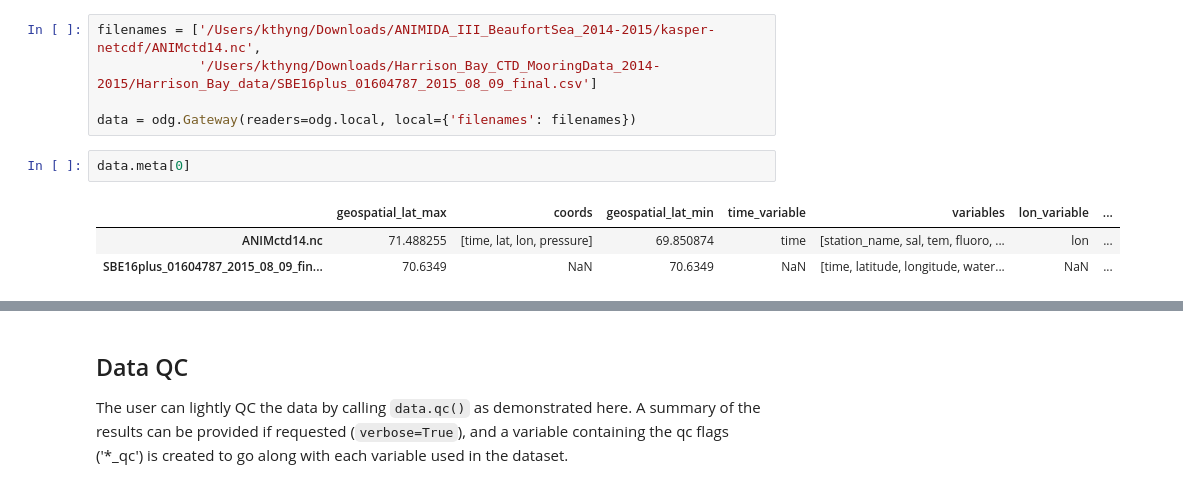
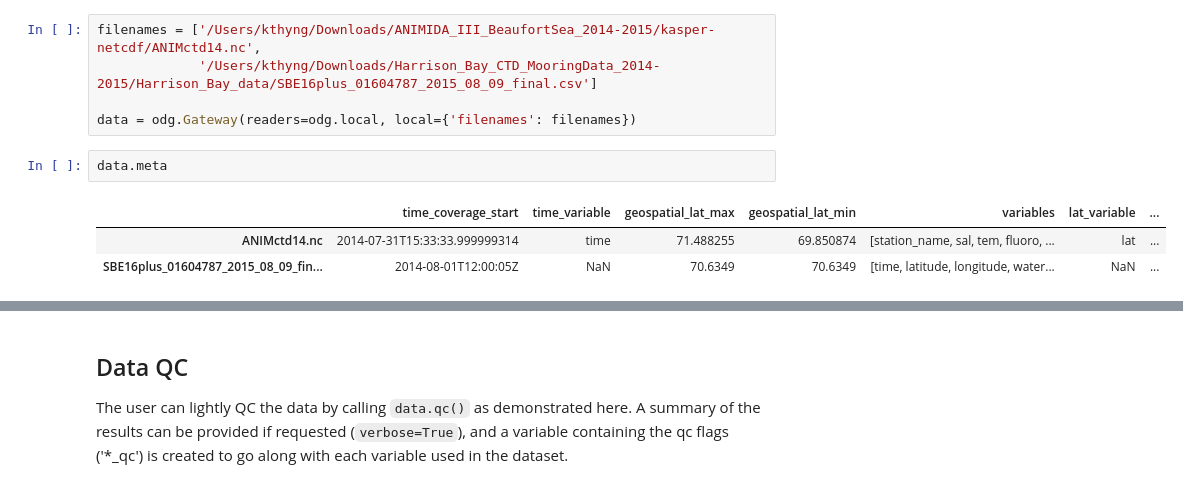
Before and after one commit to axiom-data-science/ocean_data_gateway, a Jupyter notebook: docs/demo.ipynb, the cells around one changed output, grey strips where cells are left out. Drawn from its saved outputs; the diff is of its cells as text.

```diff
--- a/docs/demo.ipynb
+++ b/docs/demo.ipynb
@@ -171,9 +160,9 @@ filenames = ['/Users/kthyng/Downloads/ANIMIDA_III_BeaufortSea_2014-2015/kasper-n
 
 data = odg.Gateway(readers=odg.local, local={'filenames': filenames})
 # %%
-data.meta[0]
+data.meta
 # %% [output]
-|  | geospatial_lat_max | coords | geospatial_lat_min | time_variable | variables | lon_variable | ... |
-| ANIMctd14.nc | 71.488255 | [time, lat, lon, pressure] | 69.850874 | time | [station_name, sal, tem, fluoro, ... | lon | ... |
-| SBE16plus_01604787_2015_08_09_fin... | 70.6349 | NaN | 70.6349 | NaN | [time, latitude, longitude, water... | NaN | ... |
+|  | time_coverage_start | time_variable | geospatial_lat_max | geospatial_lat_min | variables | lat_variable | ... |
+| ANIMctd14.nc | 2014-07-31T15:33:33.999999314 | time | 71.488255 | 69.850874 | [station_name, sal, tem, fluoro, ... | lat | ... |
+| SBE16plus_01604787_2015_08_09_fin... | 2014-08-01T12:00:05Z | NaN | 70.6349 | 70.6349 | [time, latitude, longitude, water... | NaN | ... |
 # %%
```
Also changed, not shown: parts of 14 cells of this notebook, 10 other files.
